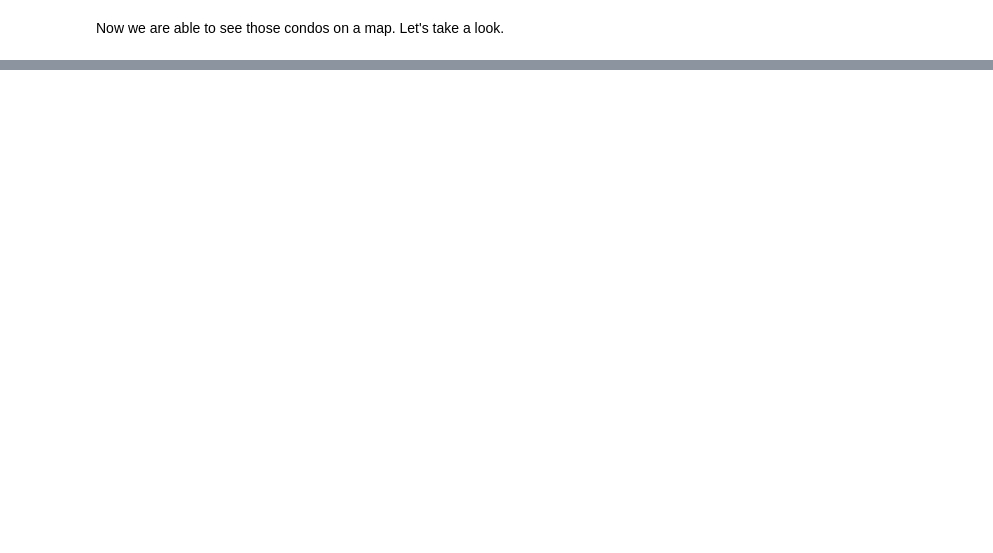
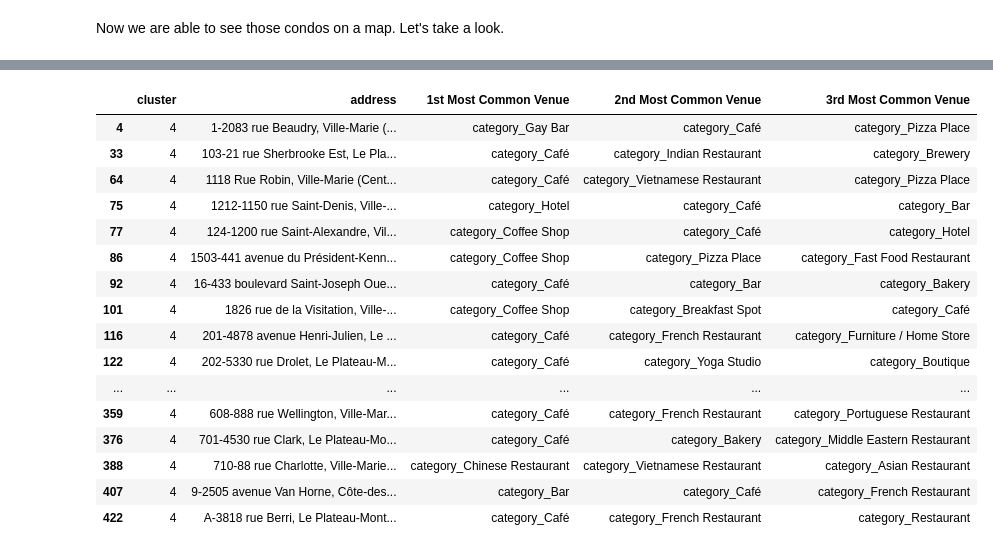
Before and after one commit to Alcander-Z/Coursera_Capstone, a Jupyter notebook: final_project.ipynb, the cells around one changed output, grey strips where cells are left out. Drawn from its saved outputs; the diff is of its cells as text; code cells hidden in the pictures; blank space fills up the shorter version.

```diff
--- a/final_project.ipynb
+++ b/final_project.ipynb
@@ -306,0 +675,20 @@ IFrame(src='./mtl_condo.html', width=800, height=600)
+# %%
+condo_venue_sorted[condo_venue_sorted['cluster']==4]
+# %% [output]
+|  | cluster | address | 1st Most Common Venue | 2nd Most Common Venue | 3rd Most Common Venue |
+| 4 | 4 | 1-2083 rue Beaudry, Ville-Marie (... | category_Gay Bar | category_Café | category_Pizza Place |
+| 33 | 4 | 103-21 rue Sherbrooke Est, Le Pla... | category_Café | category_Indian Restaurant | category_Brewery |
+| 64 | 4 | 1118 Rue Robin, Ville-Marie (Cent... | category_Café | category_Vietnamese Restaurant | category_Pizza Place |
+| 75 | 4 | 1212-1150 rue Saint-Denis, Ville-... | category_Hotel | category_Café | category_Bar |
+| 77 | 4 | 124-1200 rue Saint-Alexandre, Vil... | category_Coffee Shop | category_Café | category_Hotel |
+| 86 | 4 | 1503-441 avenue du Président-Kenn... | category_Coffee Shop | category_Pizza Place | category_Fast Food Restaurant |
+| 92 | 4 | 16-433 boulevard Saint-Joseph Oue... | category_Café | category_Bar | category_Bakery |
+| 101 | 4 | 1826 rue de la Visitation, Ville-... | category_Coffee Shop | category_Breakfast Spot | category_Café |
+| 116 | 4 | 201-4878 avenue Henri-Julien, Le ... | category_Café | category_French Restaurant | category_Furniture / Home Store |
+| 122 | 4 | 202-5330 rue Drolet, Le Plateau-M... | category_Café | category_Yoga Studio | category_Boutique |
+| ... | ... | ... | ... | ... | ... |
+| 359 | 4 | 608-888 rue Wellington, Ville-Mar... | category_Café | category_French Restaurant | category_Portuguese Restaurant |
+| 376 | 4 | 701-4530 rue Clark, Le Plateau-Mo... | category_Café | category_Bakery | category_Middle Eastern Restaurant |
+| 388 | 4 | 710-88 rue Charlotte, Ville-Marie... | category_Chinese Restaurant | category_Vietnamese Restaurant | category_Asian Restaurant |
+| 407 | 4 | 9-2505 avenue Van Horne, Côte-des... | category_Bar | category_Café | category_French Restaurant |
+| 422 | 4 | A-3818 rue Berri, Le Plateau-Mont... | category_Café | category_French Restaurant | category_Restaurant |
```
Also changed, not shown: parts of 60 cells of this notebook.
